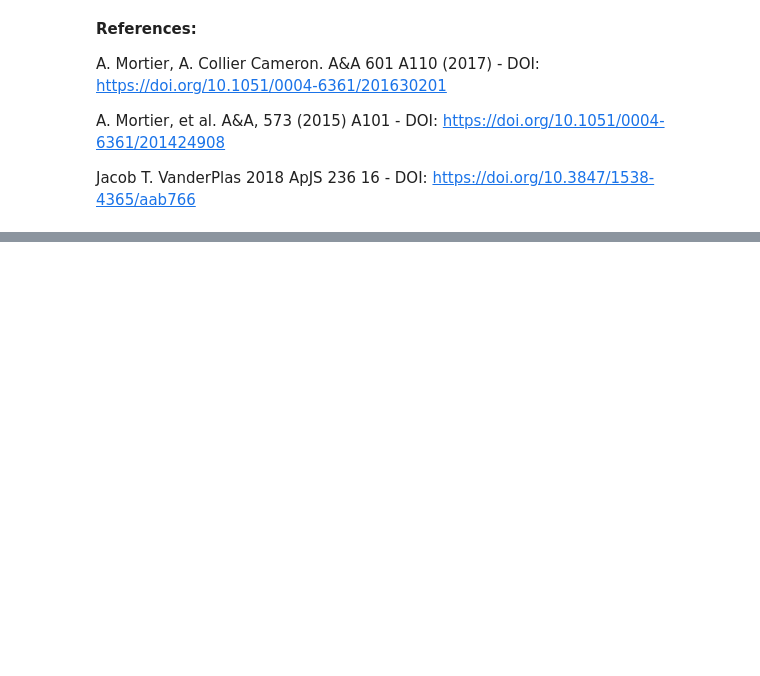
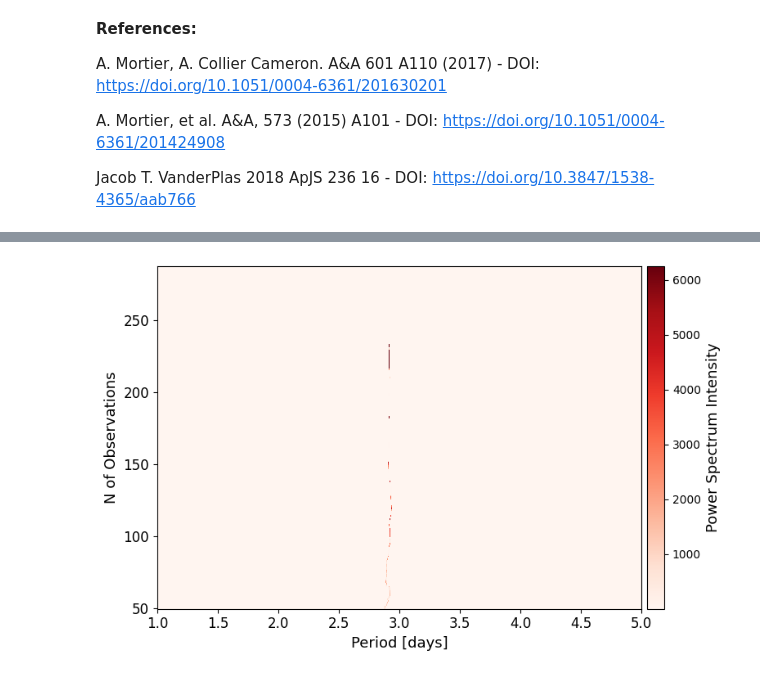
Before and after one commit to cleber-si/SBGLS-Implementation, a Jupyter notebook: Stacked_Periodogram.ipynb, the cells around one changed output, grey strips where cells are left out. Cells and saved outputs as stored; diff of their text form; code cells hidden in the pictures; blank space fills up the shorter version.

```diff
--- a/Stacked_Periodogram.ipynb
+++ b/Stacked_Periodogram.ipynb
@@ -54,0 +69,9 @@ aux.plot_stacked_periodogram_heatmap(data2, norm='log')
+# %%
+data3 = aux.stacked_periodogram(time, RV, RV_error, N_min=50,
+                                periodogram_type='BGLS', p_min=1,
+                                p_max=5, num_periods = 5000,
+                                mode='chronological')
+# %%
+aux.plot_stacked_periodogram_heatmap(data3, norm='linear')
+# %% [output]
+[figure, added]
```
Also changed, not shown: parts of 14 cells of this notebook, 1 other file.
